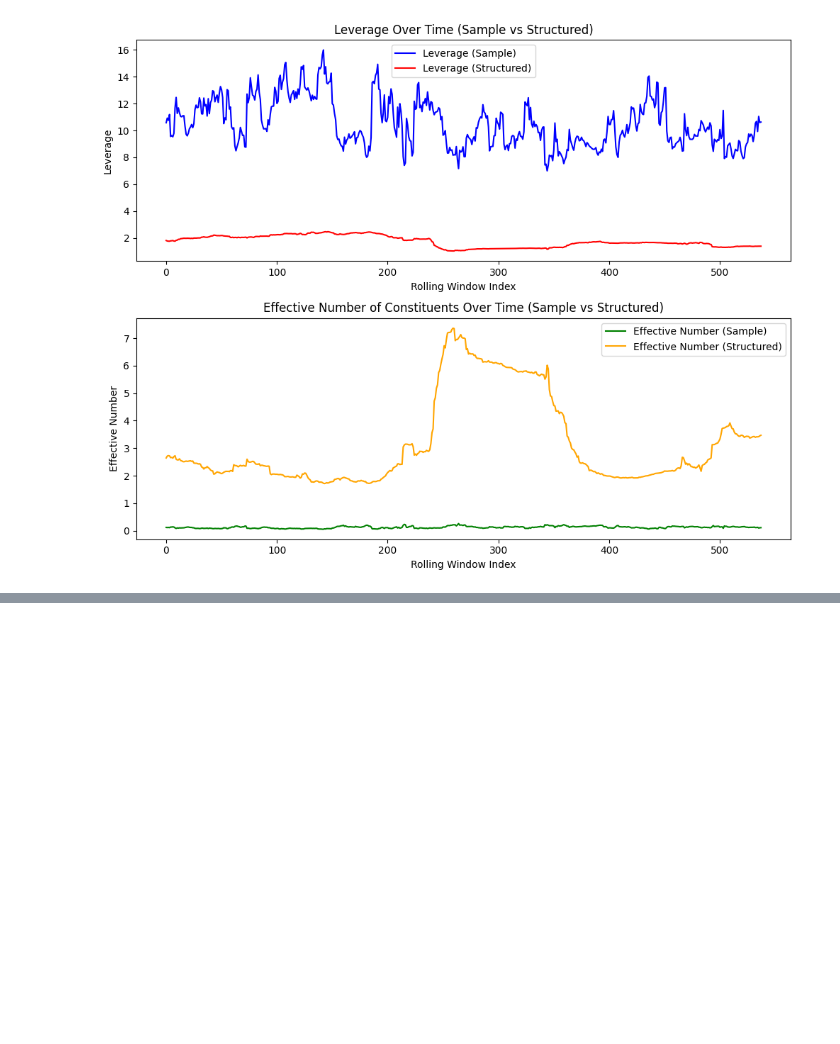
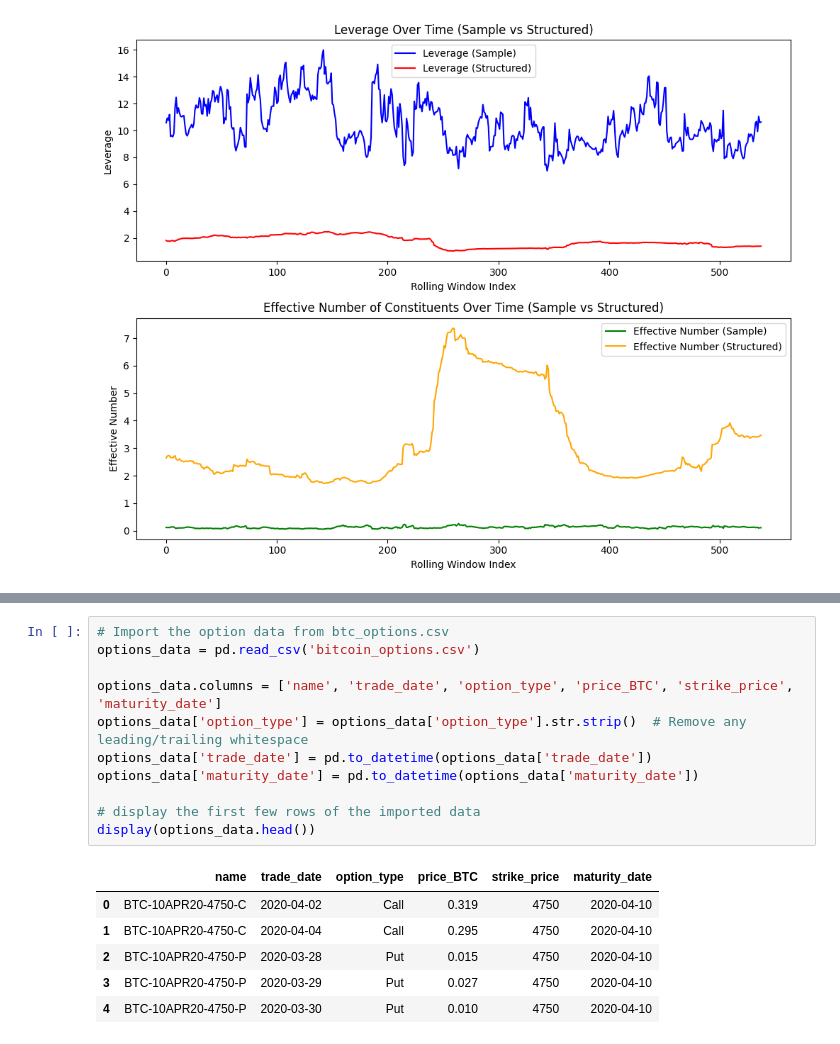
Before and after one commit to zaccheus-lines/CPPI, a Jupyter notebook: empirical_notebook.ipynb, the cells around one changed output, grey strips where cells are left out. Cells and saved outputs as stored; diff of their text form; blank space fills up the shorter version.

```diff
--- a/empirical_notebook.ipynb
+++ b/empirical_notebook.ipynb
@@ -255,0 +293,18 @@ plt.show()
+# %%
+# Import the option data from btc_options.csv
+options_data = pd.read_csv('bitcoin_options.csv')
+
+options_data.columns = ['name', 'trade_date', 'option_type', 'price_BTC', 'strike_price', 'maturity_date']
+options_data['option_type'] = options_data['option_type'].str.strip()  # Remove any leading/trailing whitespace
+options_data['trade_date'] = pd.to_datetime(options_data['trade_date'])
+options_data['maturity_date'] = pd.to_datetime(options_data['maturity_date'])
+
+# display the first few rows of the imported data
+display(options_data.head())
+# %% [output]
+|  | name | trade_date | option_type | price_BTC | strike_price | maturity_date |
+| 0 | BTC-10APR20-4750-C | 2020-04-02 | Call | 0.319 | 4750 | 2020-04-10 |
+| 1 | BTC-10APR20-4750-C | 2020-04-04 | Call | 0.295 | 4750 | 2020-04-10 |
+| 2 | BTC-10APR20-4750-P | 2020-03-28 | Put | 0.015 | 4750 | 2020-04-10 |
+| 3 | BTC-10APR20-4750-P | 2020-03-29 | Put | 0.027 | 4750 | 2020-04-10 |
+| 4 | BTC-10APR20-4750-P | 2020-03-30 | Put | 0.010 | 4750 | 2020-04-10 |
```
Also changed, not shown: parts of 18 cells of this notebook.
